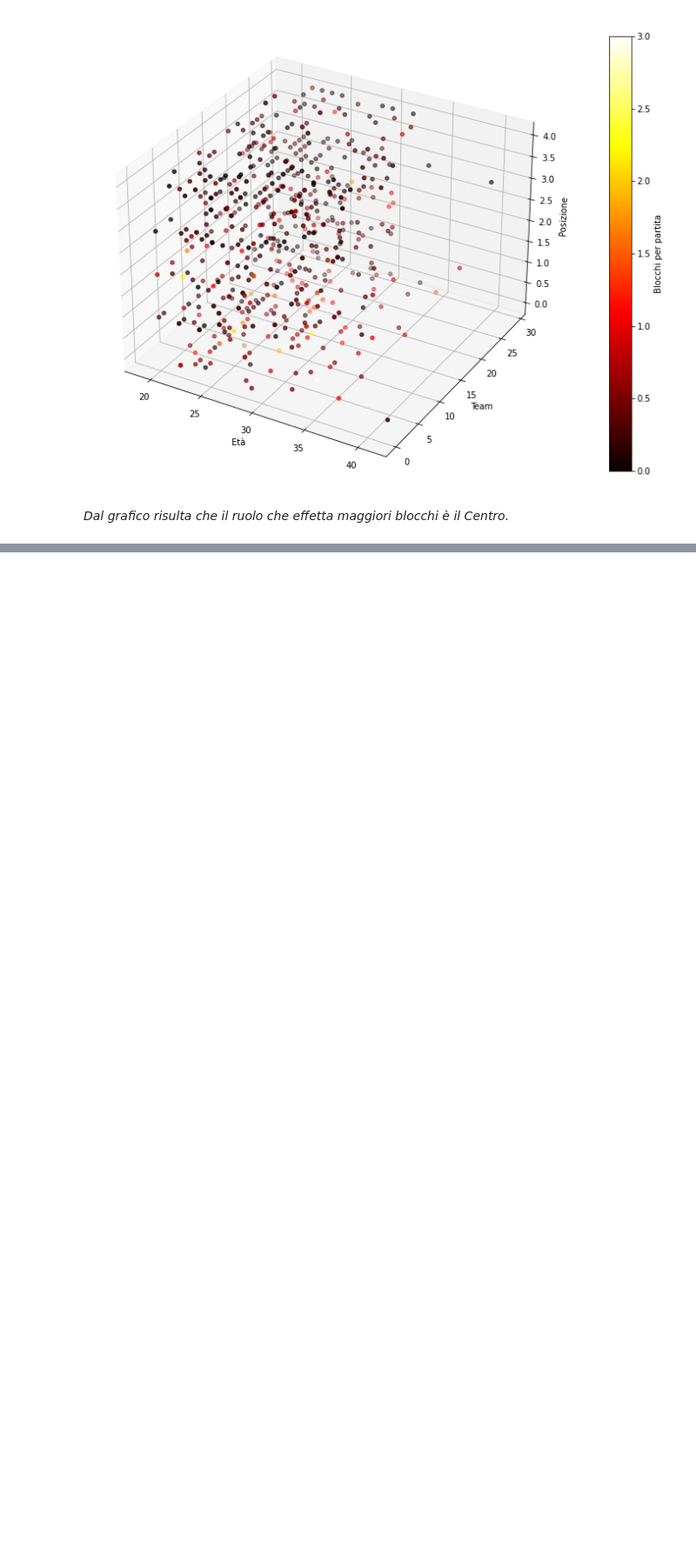
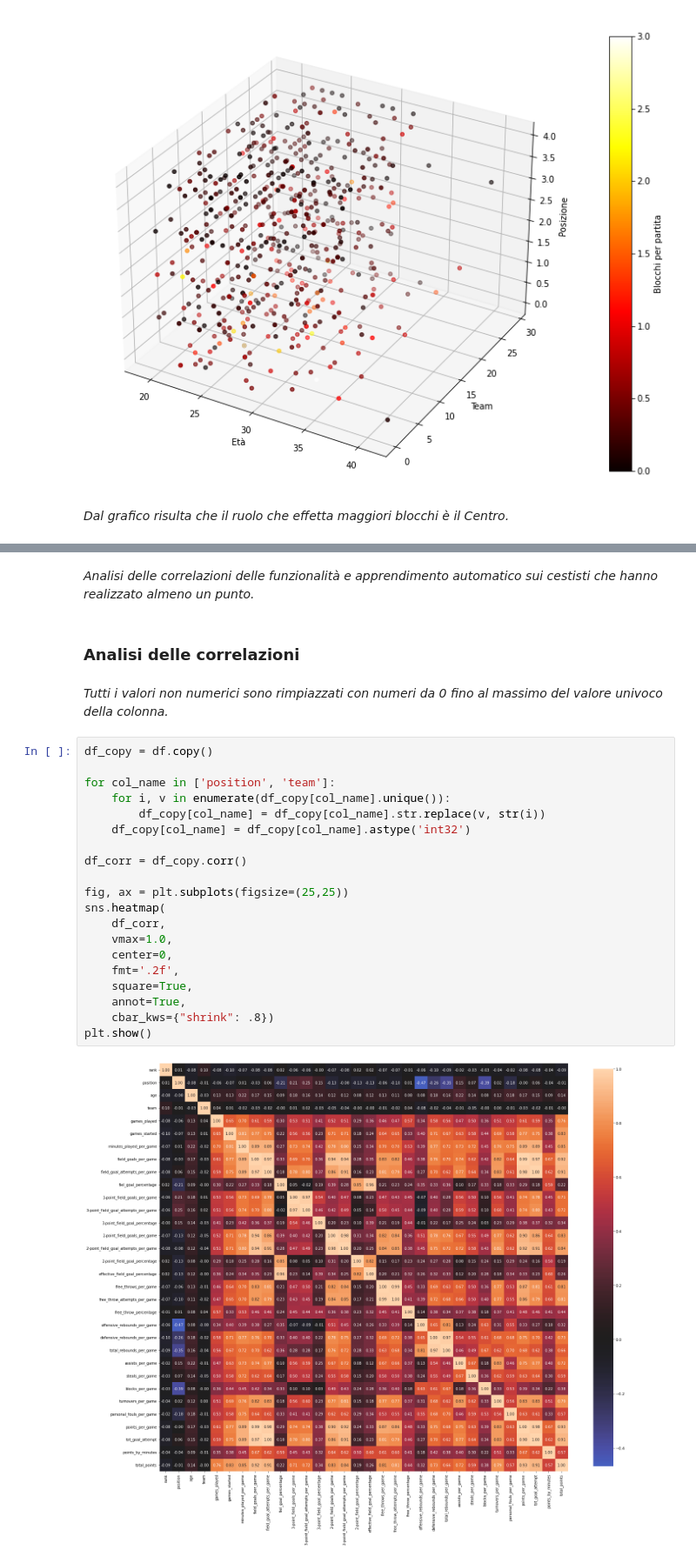
Before and after one commit to AndreCant/MWTDataScience, a Jupyter notebook: notebook.ipynb, the cells around one changed output, grey strips where cells are left out. Shown at 87% size. Saved outputs shown, nothing was run; the diff lists cells and outputs as text; blank space fills up the shorter version.

Commit message:
add ml corr analysis

```diff
--- a/notebook.ipynb
+++ b/notebook.ipynb
@@ -434,0 +439,28 @@ _Dal grafico risulta che il ruolo che effetta maggiori blocchi è il Centro._
+# %% [markdown]
+_Analisi delle correlazioni delle funzionalità e apprendimento automatico sui cestisti che hanno realizzato almeno un punto._
+# %% [markdown]
+### Analisi delle correlazioni<a name="graph5"></a>
+# %% [markdown]
+_Tutti i valori non numerici sono rimpiazzati con numeri da 0 fino al massimo del valore univoco della colonna._
+# %%
+df_copy = df.copy()
+
+for col_name in ['position', 'team']:
+    for i, v in enumerate(df_copy[col_name].unique()):
+        df_copy[col_name] = df_copy[col_name].str.replace(v, str(i))
+    df_copy[col_name] = df_copy[col_name].astype('int32')
+
+df_corr = df_copy.corr()
+
+fig, ax = plt.subplots(figsize=(25,25))
+sns.heatmap(
+    df_corr,
+    vmax=1.0,
+    center=0,
+    fmt='.2f',
+    square=True,
+    annot=True,
+    cbar_kws={"shrink": .8})
+plt.show()
+# %% [output]
+[figure, added]
```
Also changed, not shown: parts of 12 cells of this notebook.
